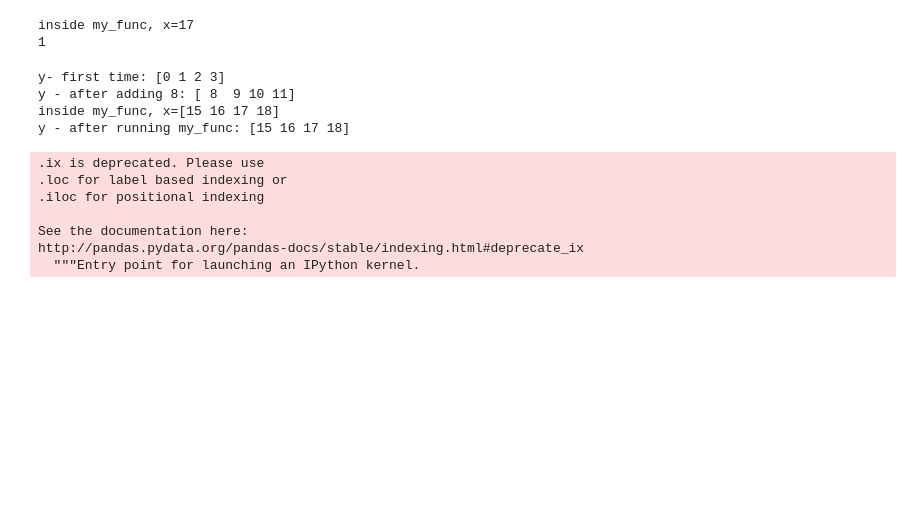
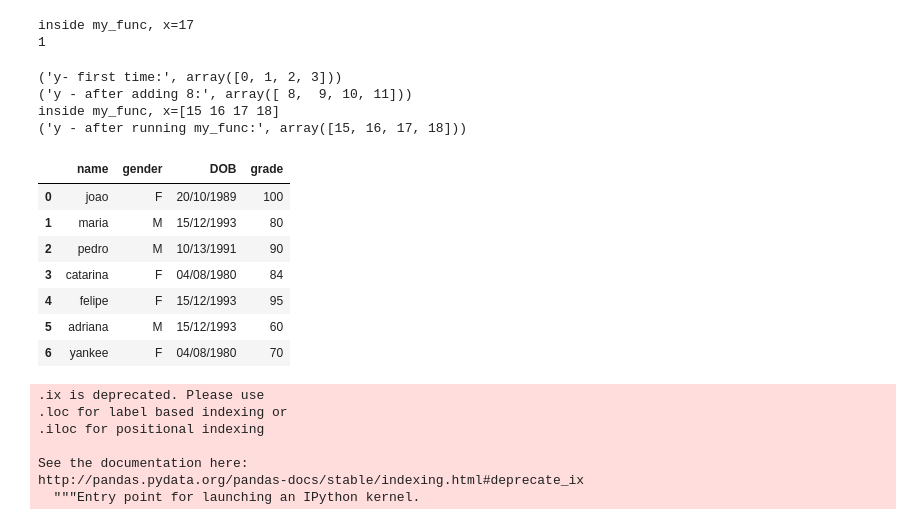
Before and after one commit to uriargaman1/myNewProject, a Jupyter notebook: LearningPandasNotebook.ipynb, the cells around one changed output. Saved outputs shown, nothing was run; the diff lists cells and outputs as text; code cells hidden in the pictures; blank space fills up the shorter version.

Commit message:
changing print to fit python3

```diff
--- a/LearningPandasNotebook.ipynb
+++ b/LearningPandasNotebook.ipynb
@@ -41,16 +41,16 @@ inside my_func, x=17
 1
 # %%
 y = np.arange(4)
-print "y- first time:", y
+print ("y- first time:", y)
 y+=8
-print "y - after adding 8:", y
+print ("y - after adding 8:", y)
 my_func(y)
-print "y - after running my_func:", y
+print ("y - after running my_func:", y)
 # %% [output]
-y- first time: [0 1 2 3]
-y - after adding 8: [ 8  9 10 11]
+('y- first time:', array([0, 1, 2, 3]))
+('y - after adding 8:', array([ 8,  9, 10, 11]))
 inside my_func, x=[15 16 17 18]
-y - after running my_func: [15 16 17 18]
+('y - after running my_func:', array([15, 16, 17, 18]))
 # %%
 import pandas as pd
 import numpy as np
@@ -61,12 +61,22 @@ from sklearn import datasets
 # %%
 grades = [['joao', 'F', '20/10/1989', 100],
 ['maria', 'M', '15/12/1993', 80],
 ['pedro', 'M',  '10/13/1991', 90],
 ['catarina', 'F',  '04/08/1980', 84],
 ['felipe', 'F',  '15/12/1993', 95],
 ['adriana', 'M',  '15/12/1993', 60],
 ['yankee', 'F',  '04/08/1980', 70]]
 df = pd.DataFrame(grades, columns=["name", "gender", "DOB", "grade"])
+df
+# %% [output]
+|  | name | gender | DOB | grade |
+| 0 | joao | F | 20/10/1989 | 100 |
+| 1 | maria | M | 15/12/1993 | 80 |
+| 2 | pedro | M | 10/13/1991 | 90 |
+| 3 | catarina | F | 04/08/1980 | 84 |
+| 4 | felipe | F | 15/12/1993 | 95 |
+| 5 | adriana | M | 15/12/1993 | 60 |
+| 6 | yankee | F | 04/08/1980 | 70 |
 # %%
 # looking on the index:
 df.index
```
Also changed, not shown: parts of 16 cells of this notebook.
